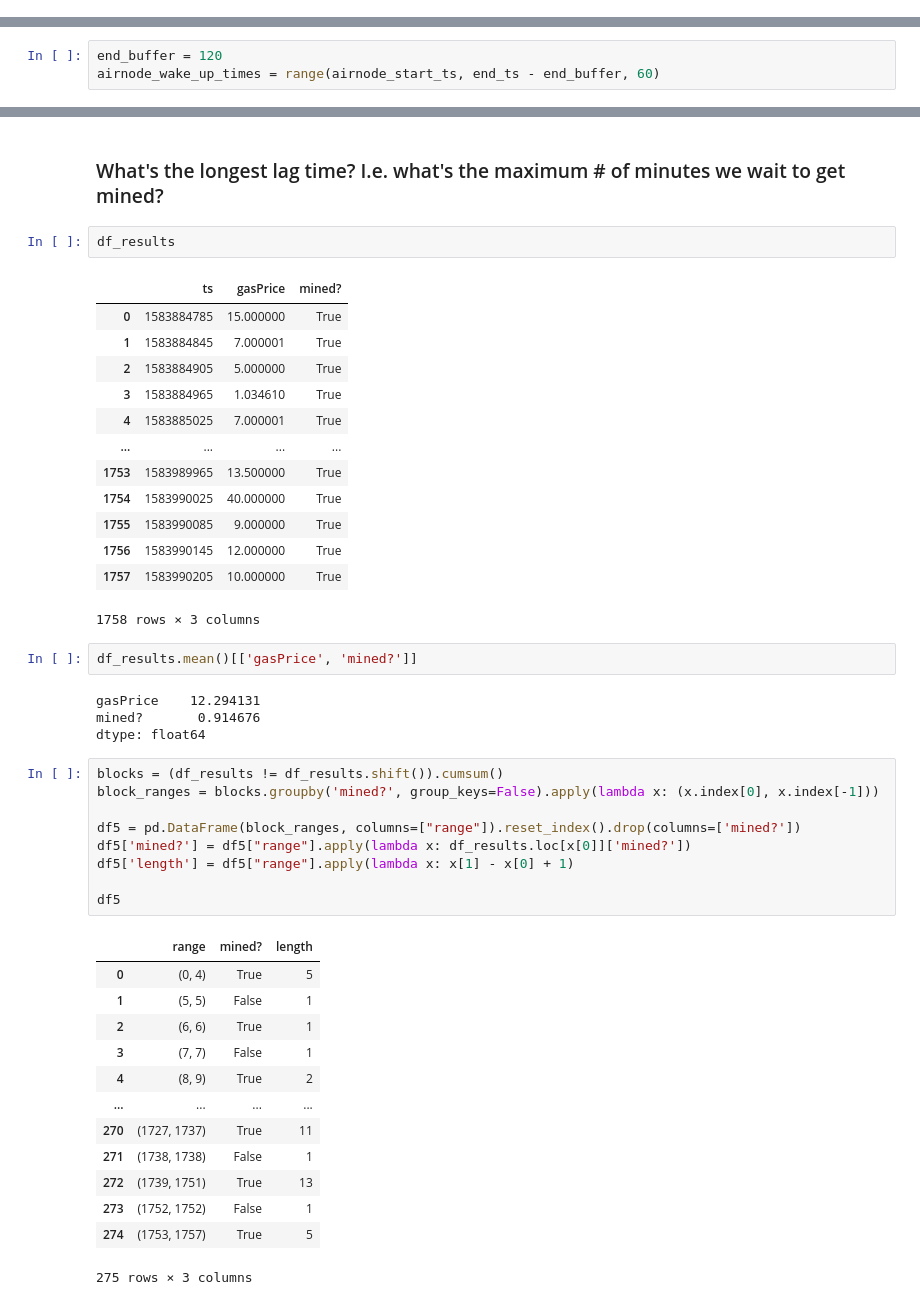
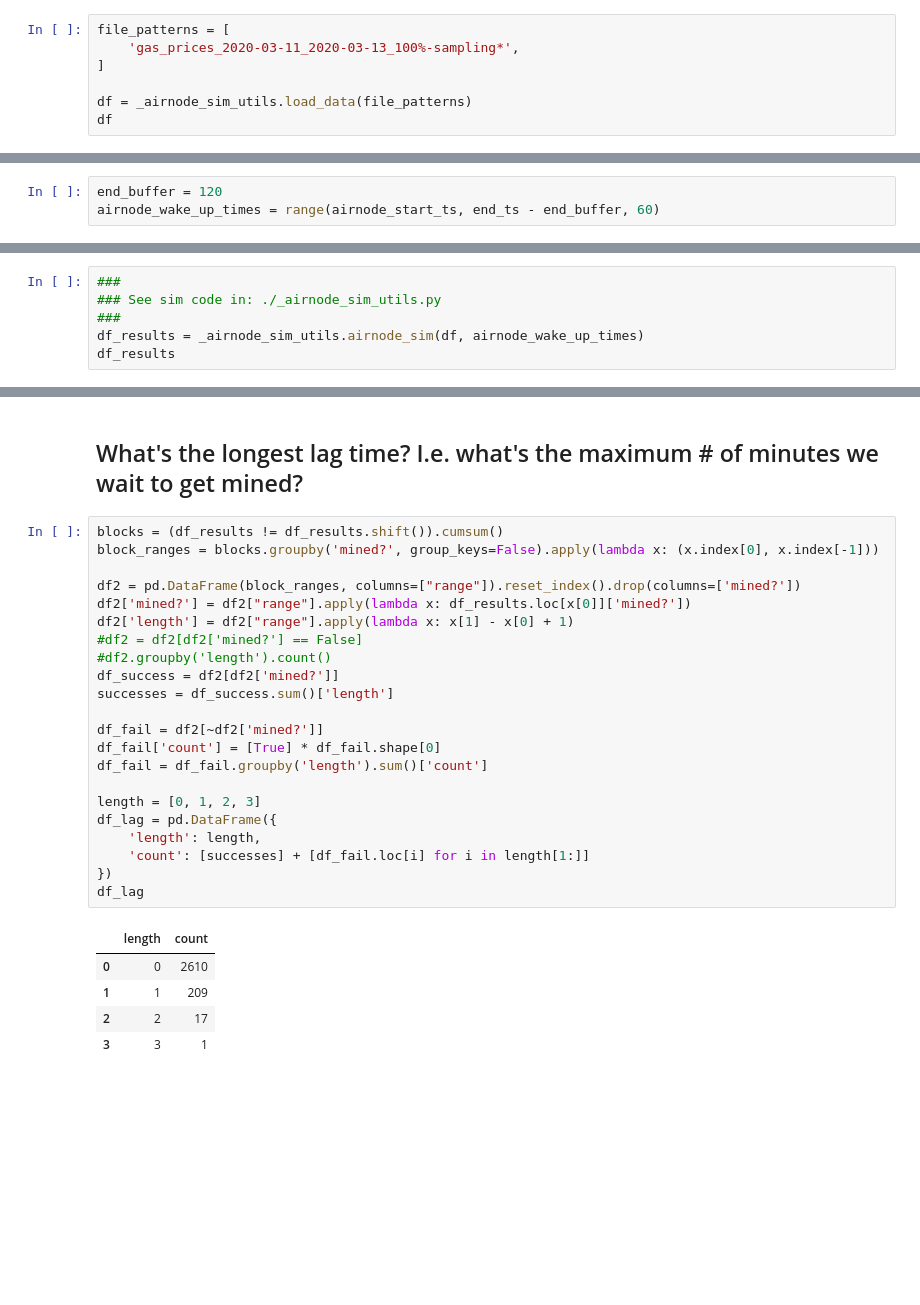
Before and after one commit to sassmilic/historical-gas-prices, a Jupyter notebook: airnode - black thursday sim.ipynb, the cells around one changed output, grey strips where cells are left out. Cells and saved outputs as stored; diff of their text form; blank space fills up the shorter version.

```diff
--- a/airnode - black thursday sim.ipynb
+++ b/airnode - black thursday sim.ipynb
@@ -72,0 +42,7 @@ df
+# %%
+file_patterns = [
+    'gas_prices_2020-03-11_2020-03-13_100%-sampling*',
+]
+
+df = _airnode_sim_utils.load_data(file_patterns)
+df
@@ -237,0 +124,6 @@ dtype: float64
+# %%
+###
+### See sim code in: ./_airnode_sim_utils.py
+###
+df_results = _airnode_sim_utils.airnode_sim(df, airnode_wake_up_times)
+df_results
@@ -269,47 +181,30 @@ plt.xticks(rotation=45);
 # %% [markdown]
-### What's the longest lag time? I.e. what's the maximum # of minutes we wait to get mined?
+## What's the longest lag time? I.e. what's the maximum # of minutes we wait to get mined?
-# %%
-df_results
-# %% [output]
-|  | ts | gasPrice | mined? |
-| 0 | 1583884785 | 15.000000 | True |
-| 1 | 1583884845 | 7.000001 | True |
-| 2 | 1583884905 | 5.000000 | True |
-| 3 | 1583884965 | 1.034610 | True |
-| 4 | 1583885025 | 7.000001 | True |
-| ... | ... | ... | ... |
-| 1753 | 1583989965 | 13.500000 | True |
-| 1754 | 1583990025 | 40.000000 | True |
-| 1755 | 1583990085 | 9.000000 | True |
-| 1756 | 1583990145 | 12.000000 | True |
-| 1757 | 1583990205 | 10.000000 | True |
-1758 rows × 3 columns
-# %%
-df_results.mean()[['gasPrice', 'mined?']]
-# %% [output]
-gasPrice    12.294131
-mined?       0.914676
-dtype: float64
 # %%
 blocks = (df_results != df_results.shift()).cumsum()
 block_ranges = blocks.groupby('mined?', group_keys=False).apply(lambda x: (x.index[0], x.index[-1]))
 
-df5 = pd.DataFrame(block_ranges, columns=["range"]).reset_index().drop(columns=['mined?'])
-df5['mined?'] = df5["range"].apply(lambda x: df_results.loc[x[0]]['mined?'])
-df5['length'] = df5["range"].apply(lambda x: x[1] - x[0] + 1)
+df2 = pd.DataFrame(block_ranges, columns=["range"]).reset_index().drop(columns=['mined?'])
+df2['mined?'] = df2["range"].apply(lambda x: df_results.loc[x[0]]['mined?'])
+df2['length'] = df2["range"].apply(lambda x: x[1] - x[0] + 1)
+#df2 = df2[df2['mined?'] == False]
+#df2.groupby('length').count()
+df_success = df2[df2['mined?']]
+successes = df_success.sum()['length']
 
-df5
+df_fail = df2[~df2['mined?']]
+df_fail['count'] = [True] * df_fail.shape[0]
+df_fail = df_fail.groupby('length').sum()['count']
+
+length = [0, 1, 2, 3]
+df_lag = pd.DataFrame({
+    'length': length,
+    'count': [successes] + [df_fail.loc[i] for i in length[1:]]
+})
+df_lag
 # %% [output]
-|  | range | mined? | length |
-| 0 | (0, 4) | True | 5 |
-| 1 | (5, 5) | False | 1 |
-| 2 | (6, 6) | True | 1 |
-| 3 | (7, 7) | False | 1 |
-| 4 | (8, 9) | True | 2 |
-| ... | ... | ... | ... |
-| 270 | (1727, 1737) | True | 11 |
-| 271 | (1738, 1738) | False | 1 |
-| 272 | (1739, 1751) | True | 13 |
-| 273 | (1752, 1752) | False | 1 |
-| 274 | (1753, 1757) | True | 5 |
+|  | length | count |
+| 0 | 0 | 2610 |
+| 1 | 1 | 209 |
+| 2 | 2 | 17 |
+| 3 | 3 | 1 |
-275 rows × 3 columns
```
Also changed, not shown: parts of 25 cells of this notebook, 1 other file.
